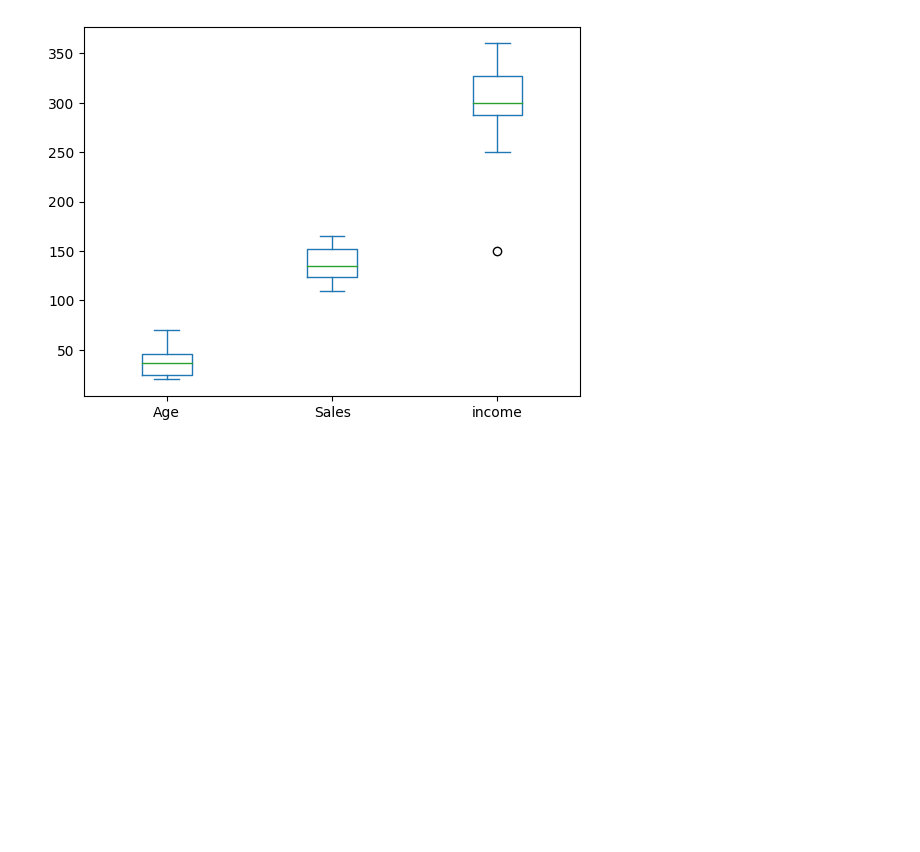
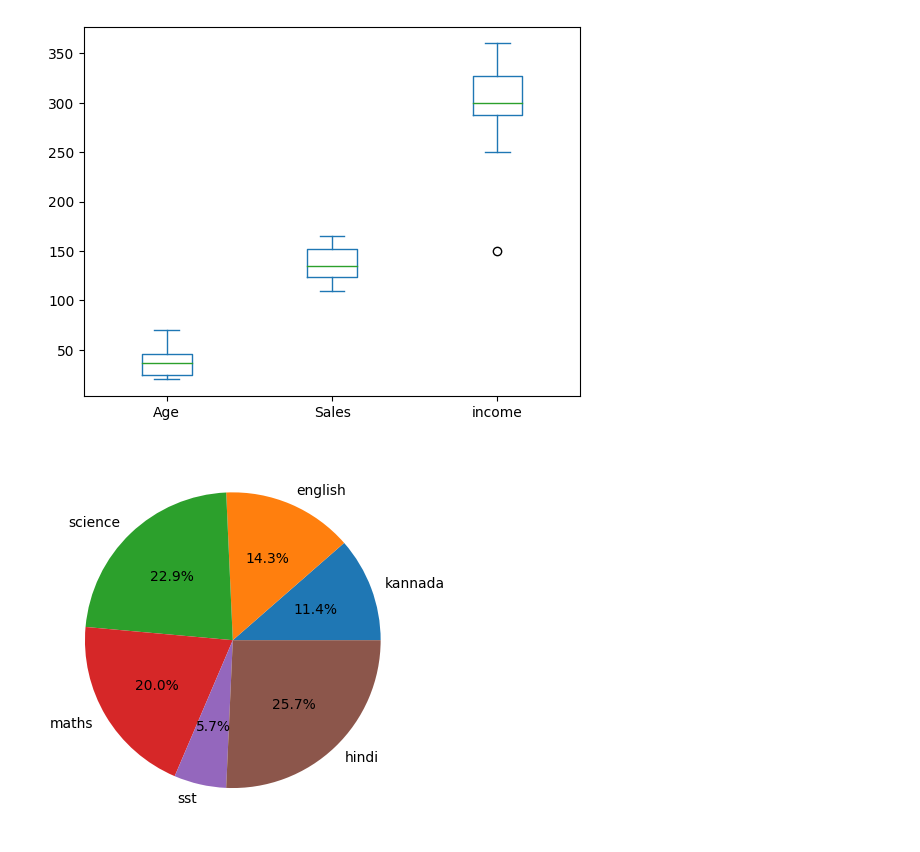
Before and after one commit to Chandrakantsm/demo100, a Jupyter notebook: module3/stat.ipynb, the cells around one changed output. Drawn from its saved outputs; the diff is of its cells as text; code cells hidden in the pictures; blank space fills up the shorter version.

```diff
--- a/module3/stat.ipynb
+++ b/module3/stat.ipynb
@@ -104,3 +104,9 @@ dataframe.plot.box()
 plt.show()
 # %% [output]
 [figure]
+# %%
+list=[40,50,80,70,20,90]
+plt.pie(list,labels={"kannada","english","hindi","maths","science","sst"},autopct='%1.1f%%')
+plt.show()
+# %% [output]
+[figure, added]
```
